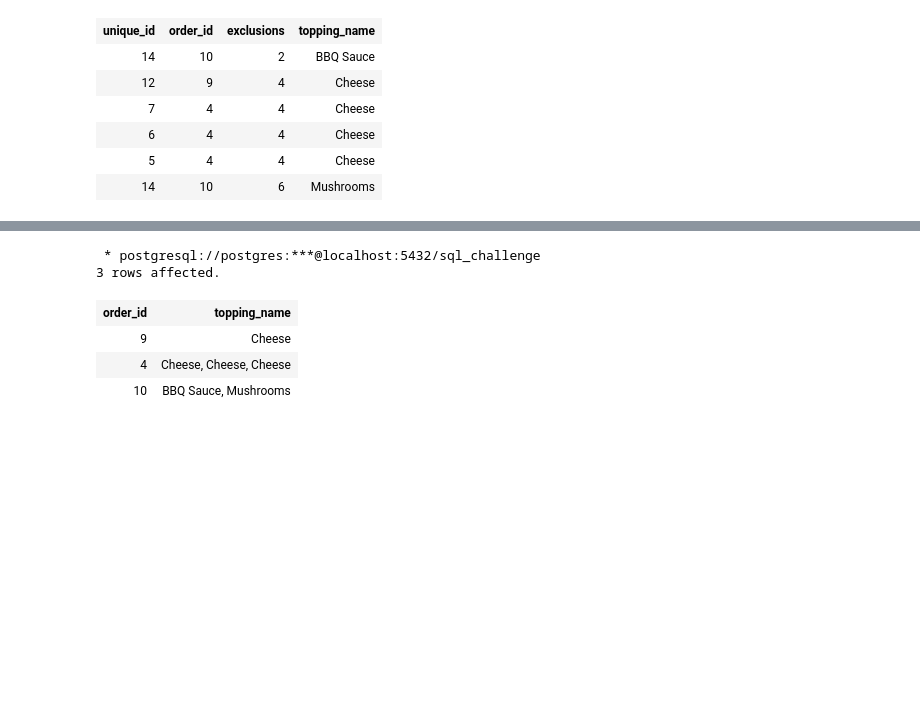
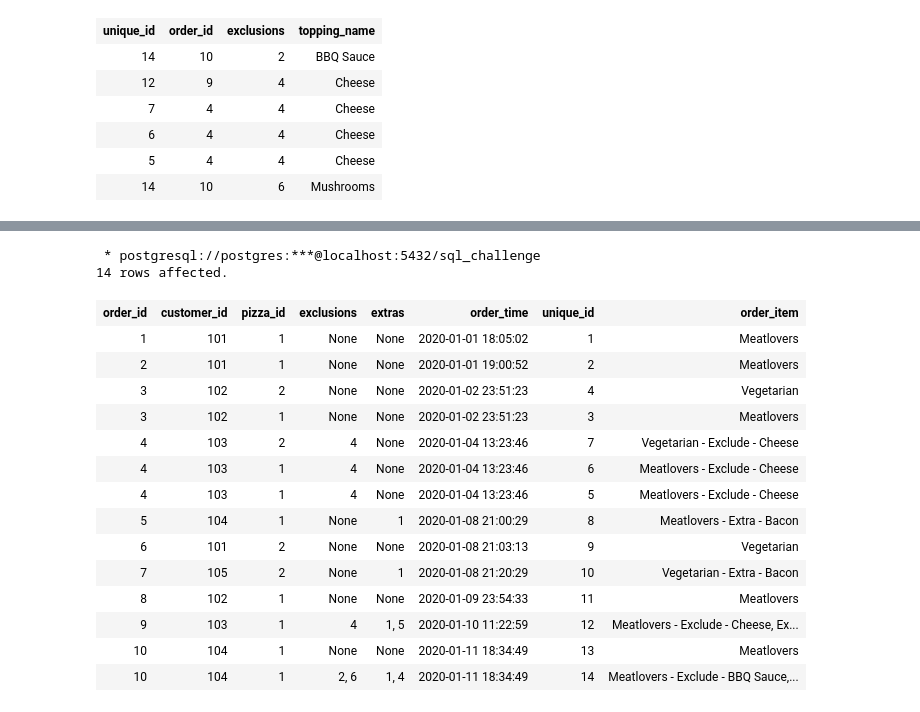
Before and after one commit to joshuaati/8_weeks_sql_challenge, a Jupyter notebook: week 2/01.ipynb, the cells around one changed output, grey strips where cells are left out. Cells and saved outputs as stored; diff of their text form; code cells hidden in the pictures; blank space fills up the shorter version.

```diff
--- a/week 2/01.ipynb
+++ b/week 2/01.ipynb
@@ -646,12 +663,57 @@ SELECT * FROM extras_table
-# %%
-%%sql
-SELECT order_id, STRING_AGG(topping_name::varchar, ', ') AS topping_name
-FROM exclusions_table
-GROUP BY 1
-# %% [output]
- * postgresql://postgres:***@localhost:5432/sql_challenge
-3 rows affected.
-| order_id | topping_name |
-| 9 | Cheese |
-| 4 | Cheese, Cheese, Cheese |
-| 10 | BBQ Sauce, Mushrooms |
+# %%
+%%sql
+WITH extras_and_exclusions AS
+(
+    SELECT
+        unique_id,
+        order_id,
+        STRING_AGG(topping_name::varchar, ', ') AS topping_name
+    FROM
+        (SELECT
+            unique_id,
+            order_id,
+            CONCAT('Exclude - ', STRING_AGG(topping_name::varchar, ', ')) AS topping_name
+        FROM exclusions_table
+        GROUP BY unique_id, order_id
+
+        UNION
+
+        SELECT
+            unique_id,
+            order_id,
+            CONCAT('Extra - ', STRING_AGG(topping_name::varchar, ', ')) AS topping_name
+        FROM extras_table
+        GROUP BY unique_id, order_id) AS combined
+    GROUP BY unique_id, order_id)
+
+SELECT
+    co.*,
+    CASE
+    WHEN co.exclusions IS NULL
+        AND co.extras IS NULL
+        THEN pn.pizza_name
+    ELSE CONCAT(pn.pizza_name, ' - ', ee.topping_name) END AS order_item
+FROM clean_customer_orders co
+    JOIN pizza_names pn
+    ON co.pizza_id = pn.pizza_id
+    LEFT JOIN extras_and_exclusions ee
+    ON co.unique_id = ee.unique_id
+ORDER BY co.order_id
+# %% [output]
+ * postgresql://postgres:***@localhost:5432/sql_challenge
+14 rows affected.
+| order_id | customer_id | pizza_id | exclusions | extras | order_time | unique_id | order_item |
+| 1 | 101 | 1 | None | None | 2020-01-01 18:05:02 | 1 | Meatlovers |
+| 2 | 101 | 1 | None | None | 2020-01-01 19:00:52 | 2 | Meatlovers |
+| 3 | 102 | 2 | None | None | 2020-01-02 23:51:23 | 4 | Vegetarian |
+| 3 | 102 | 1 | None | None | 2020-01-02 23:51:23 | 3 | Meatlovers |
+| 4 | 103 | 2 | 4 | None | 2020-01-04 13:23:46 | 7 | Vegetarian - Exclude - Cheese |
+| 4 | 103 | 1 | 4 | None | 2020-01-04 13:23:46 | 6 | Meatlovers - Exclude - Cheese |
+| 4 | 103 | 1 | 4 | None | 2020-01-04 13:23:46 | 5 | Meatlovers - Exclude - Cheese |
+| 5 | 104 | 1 | None | 1 | 2020-01-08 21:00:29 | 8 | Meatlovers - Extra - Bacon |
+| 6 | 101 | 2 | None | None | 2020-01-08 21:03:13 | 9 | Vegetarian |
+| 7 | 105 | 2 | None | 1 | 2020-01-08 21:20:29 | 10 | Vegetarian - Extra - Bacon |
+| 8 | 102 | 1 | None | None | 2020-01-09 23:54:33 | 11 | Meatlovers |
+| 9 | 103 | 1 | 4 | 1, 5 | 2020-01-10 11:22:59 | 12 | Meatlovers - Exclude - Cheese, Ex... |
+| 10 | 104 | 1 | None | None | 2020-01-11 18:34:49 | 13 | Meatlovers |
+| 10 | 104 | 1 | 2, 6 | 1, 4 | 2020-01-11 18:34:49 | 14 | Meatlovers - Exclude - BBQ Sauce,... |
```
Also changed, not shown: parts of 7 cells of this notebook, 1 other file.
